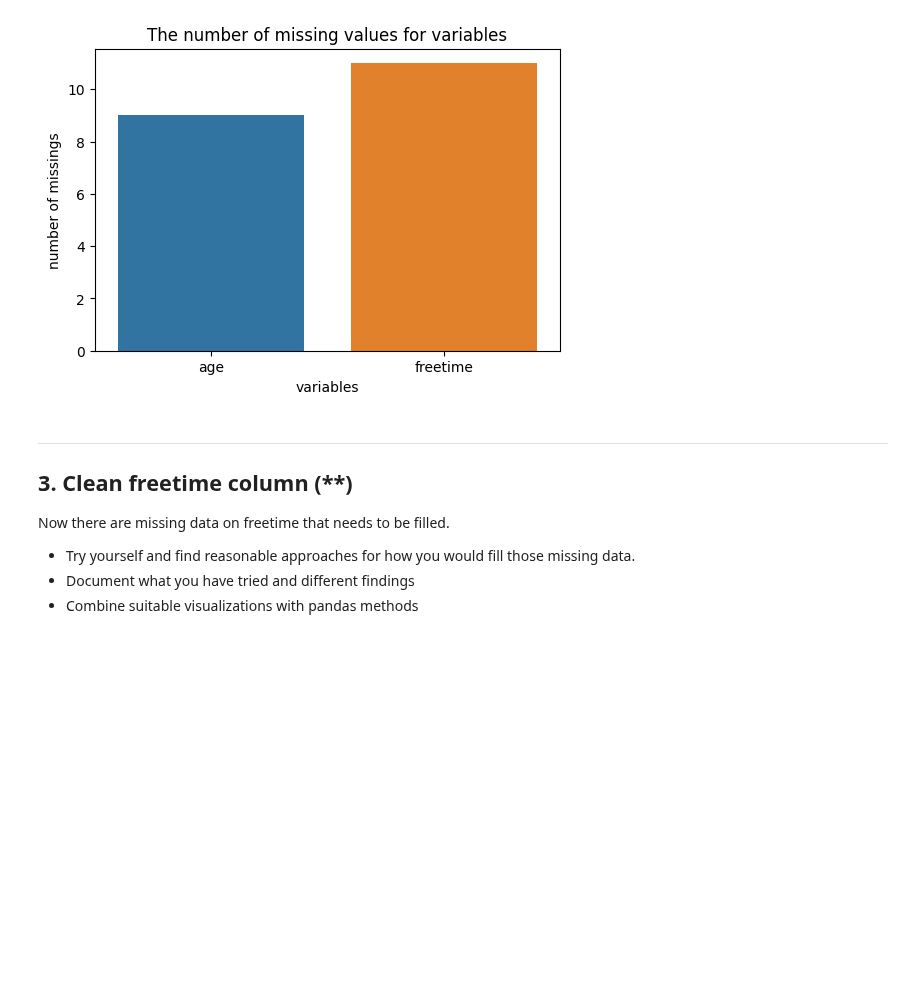
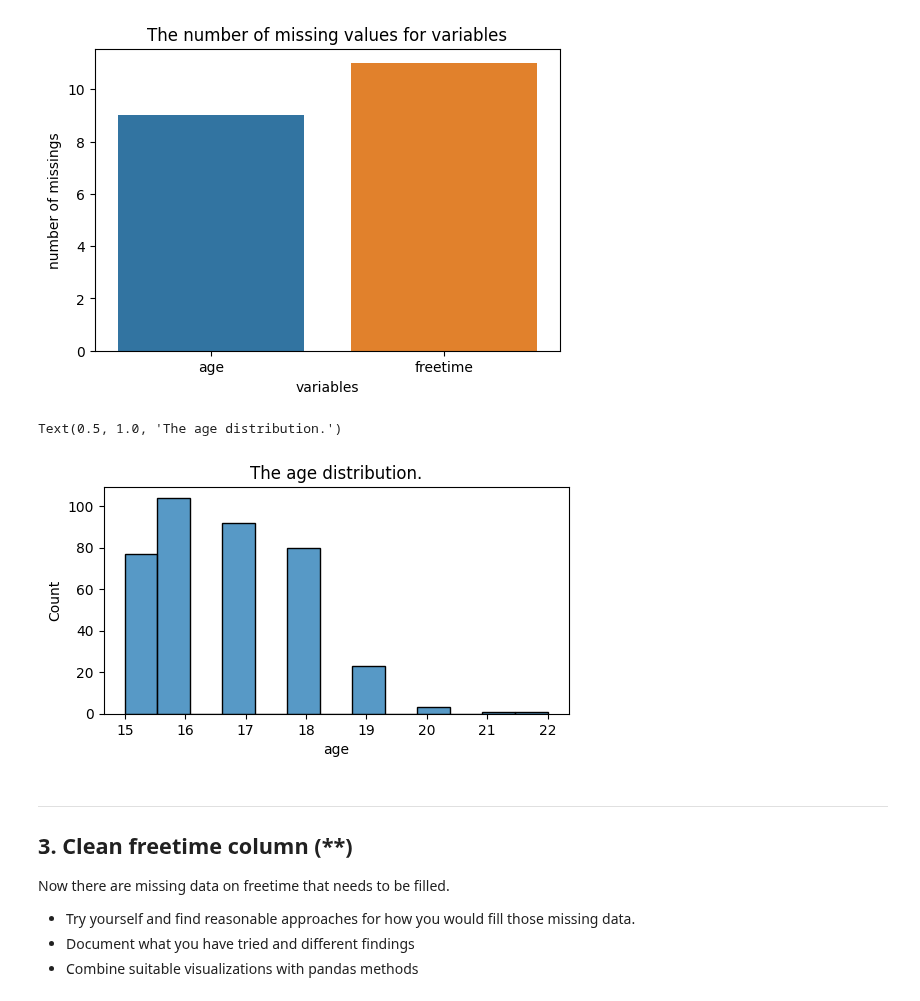
Before and after one commit to yuna-liu/Databehandling-Yuna-Liu, a Jupyter notebook: Exercises/E01_missing_aggregation/E01_missing_aggregation.ipynb, the cells around one changed output. Saved outputs shown, nothing was run; the diff lists cells and outputs as text; code cells hidden in the pictures; blank space fills up the shorter version.

```diff
--- a/Exercises/E01_missing_aggregation/E01_missing_aggregation.ipynb
+++ b/Exercises/E01_missing_aggregation/E01_missing_aggregation.ipynb
@@ -361,3 +366,9 @@ barplot_missing_data(df_remove_missings_pairwise)
+# %%
+fig, ax = plt.subplots(dpi=100, figsize=(6,3))
+sns.histplot(data=df_remove_missings_pairwise["age"]).set_title("The age distribution.")
+# %% [output]
+Text(0.5, 1.0, 'The age distribution.')
+[figure, added]
 # %% [markdown]
 ---
 ## 3. Clean freetime column (**)
```
Also changed, not shown: parts of 1 cell of this notebook.
